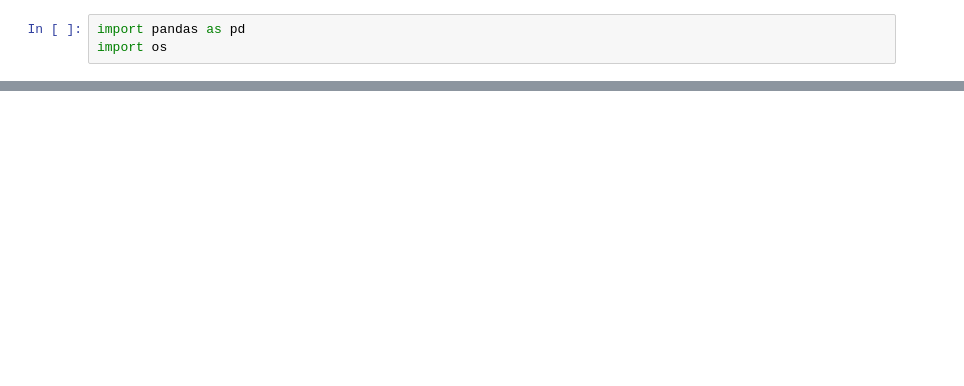
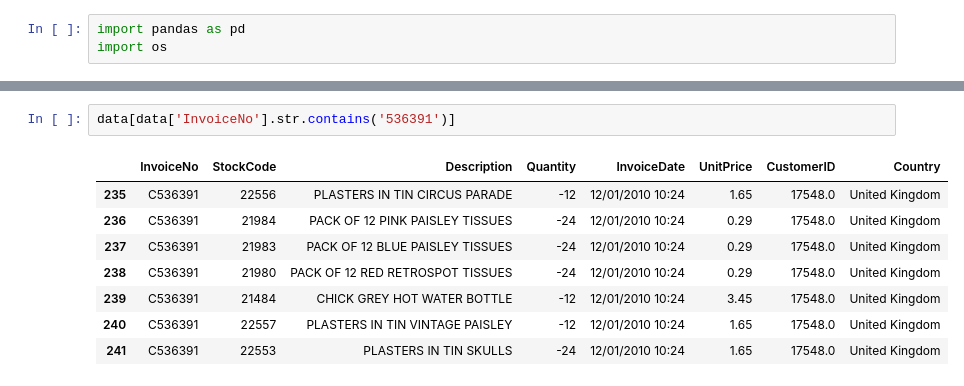
Before and after one commit to Khamsaen2489/DWDM21, a Jupyter notebook: Chapter6_Association_Rules.ipynb, the cells around one changed output, grey strips where cells are left out. Saved outputs shown, nothing was run; the diff lists cells and outputs as text; blank space fills up the shorter version.

```diff
--- a/Chapter6_Association_Rules.ipynb
+++ b/Chapter6_Association_Rules.ipynb
@@ -194,0 +62,11 @@ No handles with labels found to put in legend.
+# %%
+data[data['InvoiceNo'].str.contains('536391')]
+# %% [output]
+|  | InvoiceNo | StockCode | Description | Quantity | InvoiceDate | UnitPrice | CustomerID | Country |
+| 235 | C536391 | 22556 | PLASTERS IN TIN CIRCUS PARADE | -12 | 12/01/2010 10:24 | 1.65 | 17548.0 | United Kingdom |
+| 236 | C536391 | 21984 | PACK OF 12 PINK PAISLEY TISSUES | -24 | 12/01/2010 10:24 | 0.29 | 17548.0 | United Kingdom |
+| 237 | C536391 | 21983 | PACK OF 12 BLUE PAISLEY TISSUES | -24 | 12/01/2010 10:24 | 0.29 | 17548.0 | United Kingdom |
+| 238 | C536391 | 21980 | PACK OF 12 RED RETROSPOT TISSUES | -24 | 12/01/2010 10:24 | 0.29 | 17548.0 | United Kingdom |
+| 239 | C536391 | 21484 | CHICK GREY HOT WATER BOTTLE | -12 | 12/01/2010 10:24 | 3.45 | 17548.0 | United Kingdom |
+| 240 | C536391 | 22557 | PLASTERS IN TIN VINTAGE PAISLEY | -12 | 12/01/2010 10:24 | 1.65 | 17548.0 | United Kingdom |
+| 241 | C536391 | 22553 | PLASTERS IN TIN SKULLS | -24 | 12/01/2010 10:24 | 1.65 | 17548.0 | United Kingdom |
```
Also changed, not shown: parts of 38 cells of this notebook.
